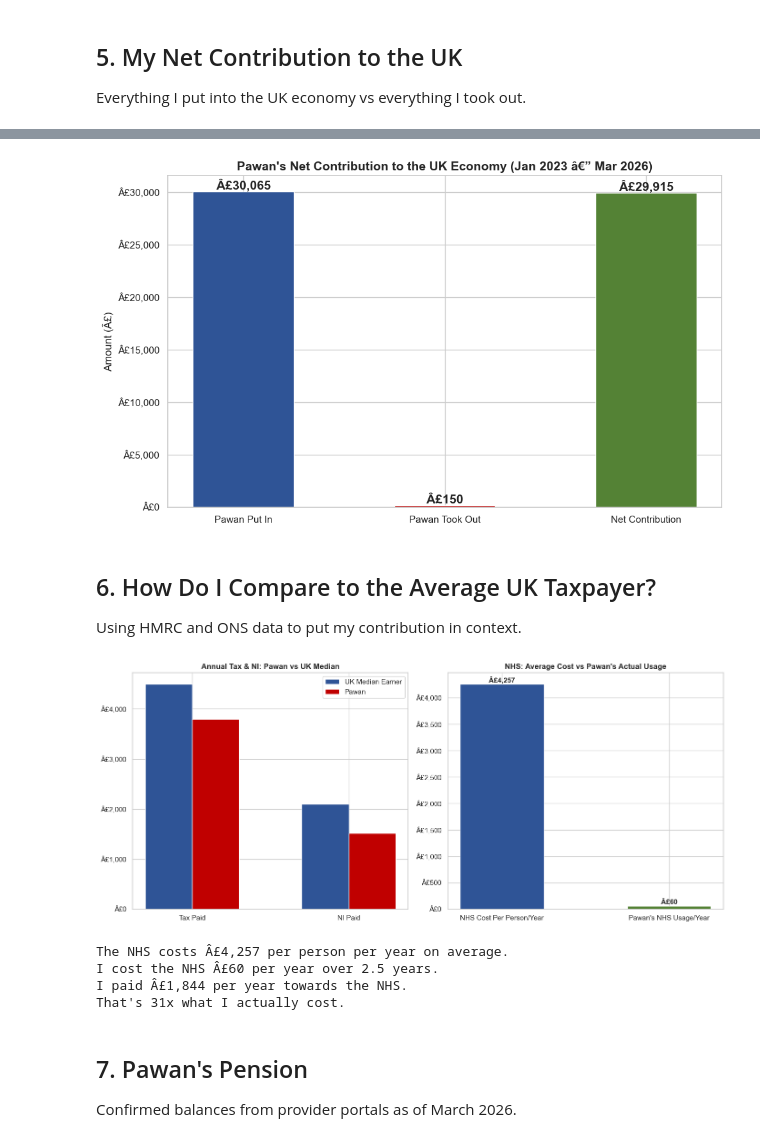
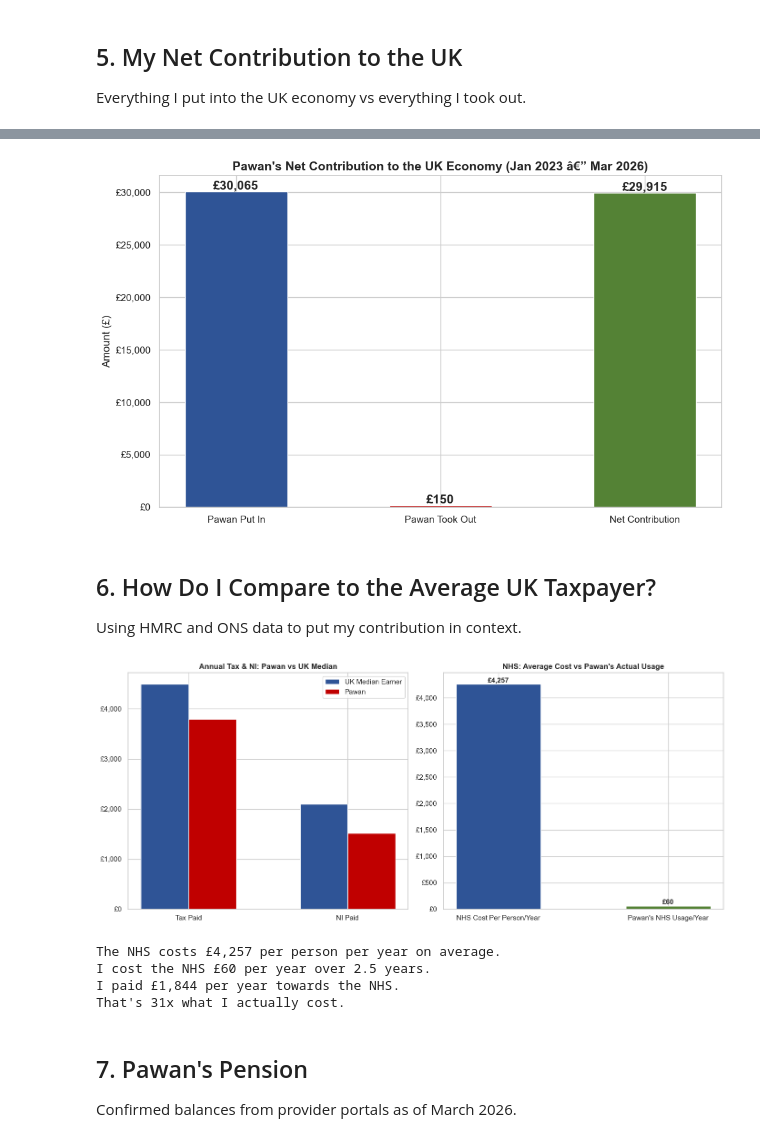
Before and after one commit to Pawansingh3889/uk-immigration-tax-fairness, a Jupyter notebook: PSW_Tax_Contribution_Analysis.ipynb, the cells around one changed output, grey strips where cells are left out. Drawn from its saved outputs; the diff is of its cells as text; code cells hidden in the pictures.

```diff
--- a/PSW_Tax_Contribution_Analysis.ipynb
+++ b/PSW_Tax_Contribution_Analysis.ipynb
@@ -90,16 +90,16 @@ bars3 = ax.bar([i + width for i in x], employment['Employee_Pension'], width, la
 
 ax.set_xticks(x)
 ax.set_xticklabels(['Cranswick\n(Jul 24 - Apr 25)', 'Copernus\n(Apr 25 - Mar 26)'])
-ax.set_ylabel('Amount (Â£)')
+ax.set_ylabel('Amount (£)')
 ax.set_title("Pawan's Tax, NI & Pension Deductions by Employer", fontsize=14, fontweight='bold')
 ax.legend()
-ax.yaxis.set_major_formatter(mticker.StrMethodFormatter('Â£{x:,.0f}'))
+ax.yaxis.set_major_formatter(mticker.StrMethodFormatter('£{x:,.0f}'))
 
 for bars in [bars1, bars2, bars3]:
     for bar in bars:
         h = bar.get_height()
         if h > 0:
-            ax.text(bar.get_x() + bar.get_width()/2., h + 20, f'Â£{h:,.0f}', ha='center', va='bottom', fontsize=9)
+            ax.text(bar.get_x() + bar.get_width()/2., h + 20, f'£{h:,.0f}', ha='center', va='bottom', fontsize=9)
 
 plt.tight_layout()
 plt.savefig('charts/01_tax_ni_by_employer.png', dpi=150, bbox_inches='tight')
@@ -164,7 +164,7 @@ fig, (ax1, ax2) = plt.subplots(1, 2, figsize=(14, 6))
 # Pie chart
 colors = ['#2F5496', '#C00000']
 wedges, texts, autotexts = ax1.pie(nhs_data['Amount'], labels=nhs_data['Source'],
-                                     autopct=lambda p: f'Â£{p*nhs_data["Amount"].sum()/100:,.0f}',
+                                     autopct=lambda p: f'£{p*nhs_data["Amount"].sum()/100:,.0f}',
                                      colors=colors, startangle=90, textprops={'fontsize': 10})
 ax1.set_title("Pawan's Total NHS Payments", fontsize=13, fontweight='bold')
 
@@ -174,12 +174,12 @@ paid_vs_used = pd.DataFrame({
     'Amount': [ni_nhs_share + ihs_total, nhs_used]
 })
 bars = ax2.bar(paid_vs_used['Category'], paid_vs_used['Amount'], color=['#C00000', '#548235'], width=0.5)
-ax2.set_ylabel('Â£')
+ax2.set_ylabel('£')
 ax2.set_title('Pawan Paid vs Pawan Used', fontsize=13, fontweight='bold')
-ax2.yaxis.set_major_formatter(mticker.StrMethodFormatter('Â£{x:,.0f}'))
+ax2.yaxis.set_major_formatter(mticker.StrMethodFormatter('£{x:,.0f}'))
 for bar in bars:
     ax2.text(bar.get_x() + bar.get_width()/2., bar.get_height() + 30,
-             f'Â£{bar.get_height():,.0f}', ha='center', fontweight='bold', fontsize=12)
+             f'£{bar.get_height():,.0f}', ha='center', fontweight='bold', fontsize=12)
 
 plt.tight_layout()
 plt.savefig('charts/03_nhs_double_charge.png', dpi=150, bbox_inches='tight')
@@ -258,19 +258,19 @@ values = [total_in, total_out, net]
 colors = ['#2F5496', '#C00000', '#548235']
 
 bars = ax.bar(categories, values, color=colors, width=0.5)
-ax.set_ylabel('Amount (Â£)')
+ax.set_ylabel('Amount (£)')
 ax.set_title("Pawan's Net Contribution to the UK Economy (Jan 2023 â€” Mar 2026)", fontsize=14, fontweight='bold')
-ax.yaxis.set_major_formatter(mticker.StrMethodFormatter('Â£{x:,.0f}'))
+ax.yaxis.set_major_formatter(mticker.StrMethodFormatter('£{x:,.0f}'))
 
 for bar, val in zip(bars, values):
     ax.text(bar.get_x() + bar.get_width()/2., bar.get_height() + 200,
-            f'Â£{val:,.0f}', ha='center', fontweight='bold', fontsize=14)
+            f'£{val:,.0f}', ha='center', fontweight='bold', fontsize=14)
 
 plt.tight_layout()
 plt.savefig('charts/04_net_contribution.png', dpi=150, bbox_inches='tight')
 plt.show()
 # %% [output]
-[figure, old version]
+[figure, new version]
 # %% [markdown]
 ## 6. How Do I Compare to the Average UK Taxpayer?
 
@@ -303,43 +303,43 @@ fig, axes = plt.subplots(1, 2, figsize=(14, 6))
 
 # Tax comparison
 tax_comp = pd.DataFrame({
     'Category': ['Tax Paid', 'NI Paid'],
     'UK Median Earner': [4493, 2094],
     'Pawan': [3794, 1513]
 })
 x = range(len(tax_comp))
 axes[0].bar([i-0.15 for i in x], tax_comp['UK Median Earner'], 0.3, label='UK Median Earner', color='#2F5496')
 axes[0].bar([i+0.15 for i in x], tax_comp['Pawan'], 0.3, label='Pawan', color='#C00000')
 axes[0].set_xticks(x); axes[0].set_xticklabels(tax_comp['Category'])
 axes[0].set_title('Annual Tax & NI: Pawan vs UK Median', fontweight='bold')
 axes[0].legend()
-axes[0].yaxis.set_major_formatter(mticker.StrMethodFormatter('Â£{x:,.0f}'))
+axes[0].yaxis.set_major_formatter(mticker.StrMethodFormatter('£{x:,.0f}'))
 
 # NHS cost vs usage
 nhs_comp = pd.DataFrame({
     'Category': ['NHS Cost Per Person/Year', "Pawan's NHS Usage/Year"],
     'Amount': [4257, 150/2.5]  # Pawan's usage over 2.5 years
 })
 bars2 = axes[1].bar(nhs_comp['Category'], nhs_comp['Amount'], color=['#2F5496', '#548235'], width=0.5)
 axes[1].set_title('NHS: Average Cost vs Pawan\'s Actual Usage', fontweight='bold')
-axes[1].yaxis.set_major_formatter(mticker.StrMethodFormatter('Â£{x:,.0f}'))
+axes[1].yaxis.set_major_formatter(mticker.StrMethodFormatter('£{x:,.0f}'))
 for bar in bars2:
     axes[1].text(bar.get_x() + bar.get_width()/2., bar.get_height() + 30,
-                 f'Â£{bar.get_height():,.0f}', ha='center', fontweight='bold')
+                 f'£{bar.get_height():,.0f}', ha='center', fontweight='bold')
 
 plt.tight_layout()
 plt.savefig('charts/05_vs_average_uk.png', dpi=150, bbox_inches='tight')
 plt.show()
 
-print(f"The NHS costs Â£4,257 per person per year on average.")
-print(f"I cost the NHS Â£{150/2.5:,.0f} per year over 2.5 years.")
-print(f"I paid Â£{(ni_nhs_share + ihs_total)/2.5:,.0f} per year towards the NHS.")
+print(f"The NHS costs £4,257 per person per year on average.")
+print(f"I cost the NHS £{150/2.5:,.0f} per year over 2.5 years.")
+print(f"I paid £{(ni_nhs_share + ihs_total)/2.5:,.0f} per year towards the NHS.")
 print(f"That's {(ni_nhs_share + ihs_total)/2.5 / (150/2.5):,.0f}x what I actually cost.")
 # %% [output]
-[figure, old version]
+[figure, new version]
-The NHS costs Â£4,257 per person per year on average.
-I cost the NHS Â£60 per year over 2.5 years.
-I paid Â£1,844 per year towards the NHS.
+The NHS costs £4,257 per person per year on average.
+I cost the NHS £60 per year over 2.5 years.
+I paid £1,844 per year towards the NHS.
 That's 31x what I actually cost.
 # %% [markdown]
 ## 7. Pawan's Pension
```
Also changed, not shown: parts of 8 cells of this notebook, 7 other files.
